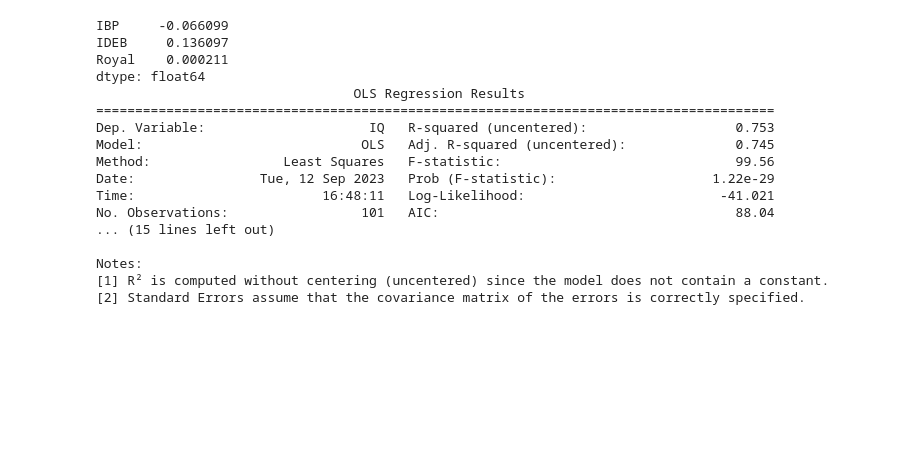
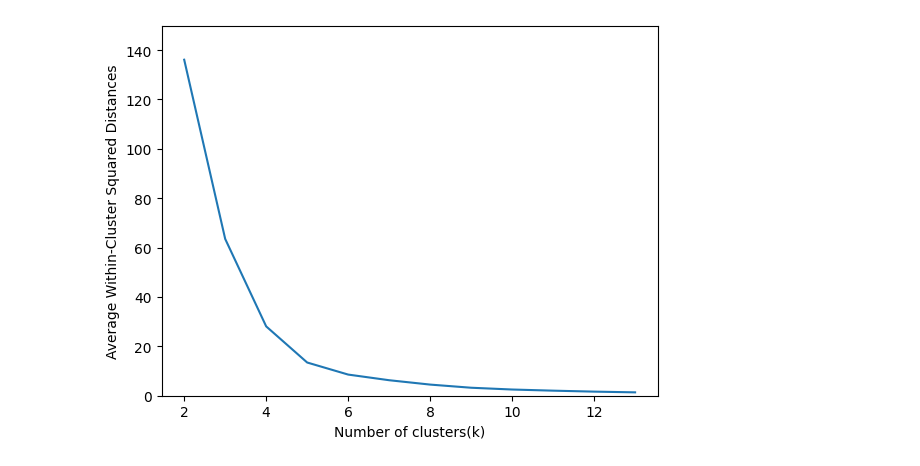
Before and after one commit to leonardobacha/Codigos_Py, a Jupyter notebook: Machine Learning/Regressão/IBP_ATUAL.ipynb, the cells around one changed output. Cells and saved outputs as stored; diff of their text form; code cells hidden in the pictures; blank space fills up the shorter version.

```diff
--- a/Machine Learning/Regressão/IBP_ATUAL.ipynb
+++ b/Machine Learning/Regressão/IBP_ATUAL.ipynb
@@ -240,27 +239,32 @@ Text(0, 0.5, 'MAE')
-# %%
-#REGRESSAO E STATSMODEL
-import numpy as np
-
-model = sm.OLS(y,X)
-results = model.fit()
-print (results.params)
-print (results.summary())
-y_pred=results.predict(X)
-# %% [output]
-IBP     -0.066099
-IDEB     0.136097
-Royal    0.000211
-dtype: float64
-                                 OLS Regression Results
-=======================================================================================
-Dep. Variable:                     IQ   R-squared (uncentered):                   0.753
-Model:                            OLS   Adj. R-squared (uncentered):              0.745
-Method:                 Least Squares   F-statistic:                              99.56
-Date:                Tue, 12 Sep 2023   Prob (F-statistic):                    1.22e-29
-Time:                        16:48:11   Log-Likelihood:                         -41.021
-No. Observations:                 101   AIC:                                      88.04
-... (15 lines left out)
-
-Notes:
-[1] R² is computed without centering (uncentered) since the model does not contain a constant.
-[2] Standard Errors assume that the covariance matrix of the errors is correctly specified.
+# %%
+#Kmeans-importação
+import numpy as np
+import pandas as pd
+import matplotlib.pyplot as plt
+from sklearn import decomposition
+from sklearn import datasets
+from sklearn.cluster import KMeans
+from scipy.cluster.hierarchy import dendrogram, linkage
+from sklearn.model_selection import train_test_split
+from sklearn.preprocessing import StandardScaler
+
+kmean = pd.read_excel("Base_de_dados_IBP.xlsx",sheet_name = "K_means")
+kmean.index = kmean['Nome']
+kmean = kmean.drop('Nome',axis=1)
+kmean = kmean.fillna(0)
+scaler=StandardScaler()
+scaler.fit(kmean)
+X0 = scaler.transform(kmean)
+inertia = []
+for n_clusters in range(2, 14):
+     kmeans = KMeans(n_clusters=n_clusters, random_state=0).fit(X0)
+     inertia.append(kmeans.inertia_ / n_clusters)
+
+inertias = pd.DataFrame({'n_clusters': range(2, 14), 'inertia': inertia})
+ax = inertias.plot(x='n_clusters', y='inertia')
+plt.xlabel('Number of clusters(k)')
+plt.ylabel('Average Within-Cluster Squared Distances')
+plt.ylim((0, 1.1 * inertias.inertia.max()))
+ax.legend().set_visible(False)
+# %% [output]
+[figure, added]
```
Also changed, not shown: parts of 12 cells of this notebook.
